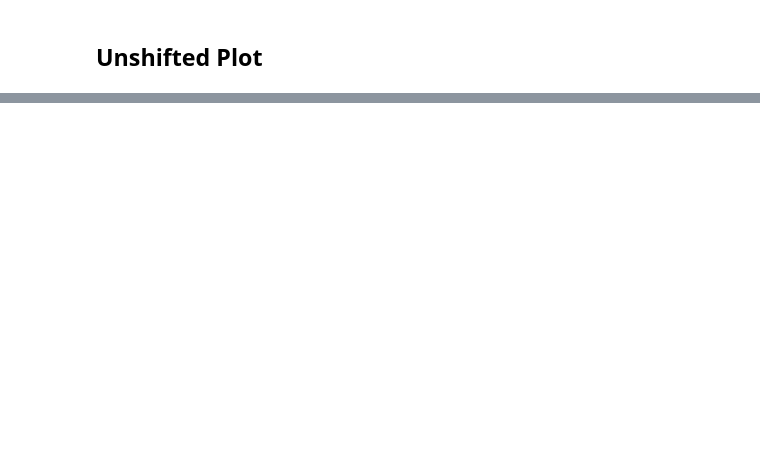
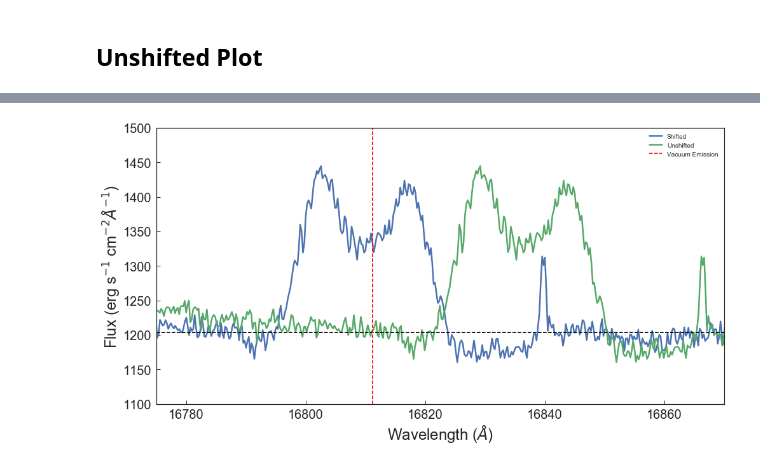
Before and after one commit to ballanr/T-Tauri, a Jupyter notebook: Shifting Spectra.ipynb, the cells around one changed output, grey strips where cells are left out. Cells and saved outputs as stored; diff of their text form; code cells hidden in the pictures; blank space fills up the shorter version.

```diff
--- a/Shifting Spectra.ipynb
+++ b/Shifting Spectra.ipynb
@@ -110,0 +115,4 @@ plt.xlim(16750,16850)
+# %%
+Brackett_EqW_Plot(4593,'2M05361555+3257145',11,16775,16870,1100,1500)
+# %% [output]
+[figure, added]
```
Also changed, not shown: parts of 19 cells of this notebook.
